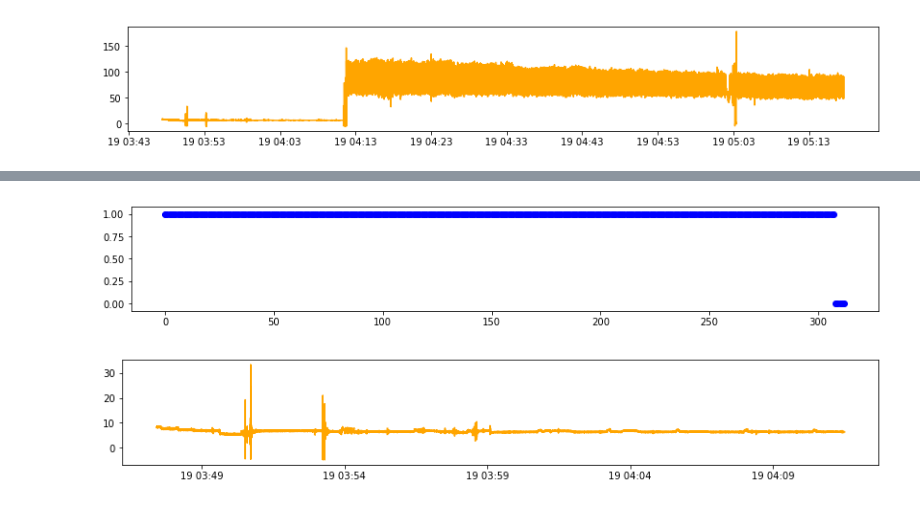
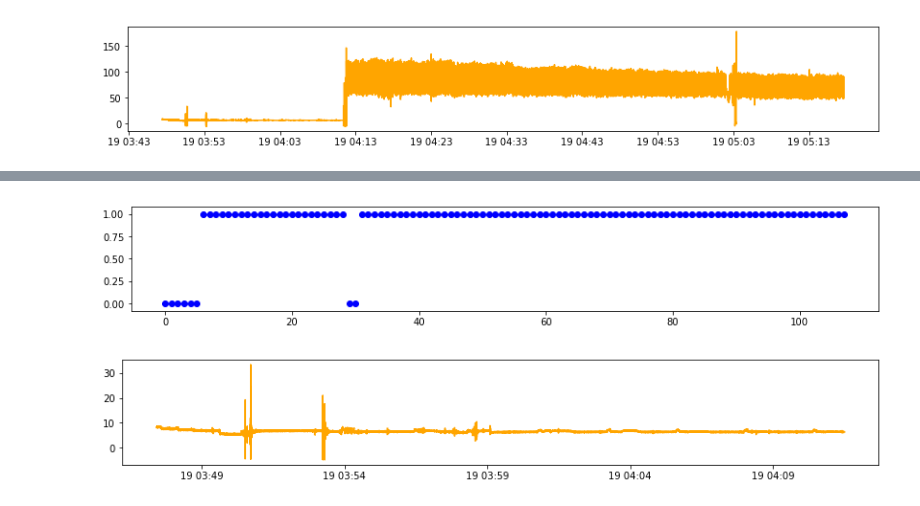
Before and after one commit to CONDUITlab/abp, a Jupyter notebook: Raw_Data.ipynb, the cells around one changed output, grey strips where cells are left out. Cells and saved outputs as stored; diff of their text form; code cells hidden in the pictures.

```diff
--- a/Raw_Data.ipynb
+++ b/Raw_Data.ipynb
@@ -18,7 +17,7 @@ from waveform_processor import ABPWaveformProcessor
 store = {}
 
 for raw in listdir('raw/'):
-    if (raw != '.DS_Store'):
+    if (raw != '.DS_Store' and raw !='.ipynb_checkpoints'):
         store[raw] = pd.HDFStore('raw/{0}'.format(raw))
 
 # Through Trial and Error, Good vs. Bad Raw
@@ -167,5 +167,7 @@ Loading BokehJS ...
 # %%
-df_whole = waveform_processor.processWaveform(abp_signal_whole, 5, 1, "AR2")
+level = 7
+
+df_whole = waveform_processor.processWaveform(abp_signal_whole, level, 1, "AR2")
 
 min_max_scaler = preprocessing.MinMaxScaler()
 abp_train_minmax = min_max_scaler.fit_transform(df_whole)
@@ -184,10 +186,10 @@ plt.figure(1)
 plt.plot(reduced_data[:, 0], reduced_data[:, 1], 'k.', markersize=2)
 
 plt.figure(2, figsize=(14, 2))
-plt.scatter(waveform_processor.segmenter(abp_signal_whole)[1:], cluster_data, color='red')
+plt.scatter(waveform_processor.segmenter(abp_signal_whole, level)[1:], cluster_data, color='red')
 
 plt.figure(3, figsize=(14, 2))
-plt.scatter(waveform_processor.segmenter(abp_signal_whole)[1:], pca_kmeans, color='blue')
+plt.scatter(waveform_processor.segmenter(abp_signal_whole, level)[1:], pca_kmeans, color='blue')
 
 plt.figure(num=4, figsize=(14, 2))
 plt.plot(abp_signal_whole, color='orange')
@@ -200,19 +202,21 @@ plt.show()
 [figure]
 # %%
+# Test on poor signal
+
 min_max_scaler = preprocessing.MinMaxScaler()
-abp_train_poor = min_max_scaler.fit_transform(df_poor)
+abp_train_poor = min_max_scaler.fit_transform(waveform_processor.processWaveform(abp_signal_poor, 7, 1))
 
 reduced_data_poor = PCA(n_components=2).fit_transform(abp_train_poor)
 
 reduced_kmeans = KMeans(init='k-means++', n_clusters=n_digits, n_init=10).fit(reduced_data)
 reduced_kmeans_poor = reduced_kmeans.predict(reduced_data_poor)
 
 plt.figure(5, figsize=(14, 2))
-plt.scatter(np.arange(0,313), reduced_kmeans_poor, color='blue')
+plt.scatter(np.arange(0,len(reduced_kmeans_poor)), reduced_kmeans_poor, color='blue')
 
 plt.figure(num=6, figsize=(14, 2))
 plt.plot(abp_signal_poor, color='orange')
 plt.show()
 # %% [output]
-[figure, old version]
+[figure, new version]
 [figure]
```
Also changed, not shown: parts of 8 cells of this notebook, 2 other files.
